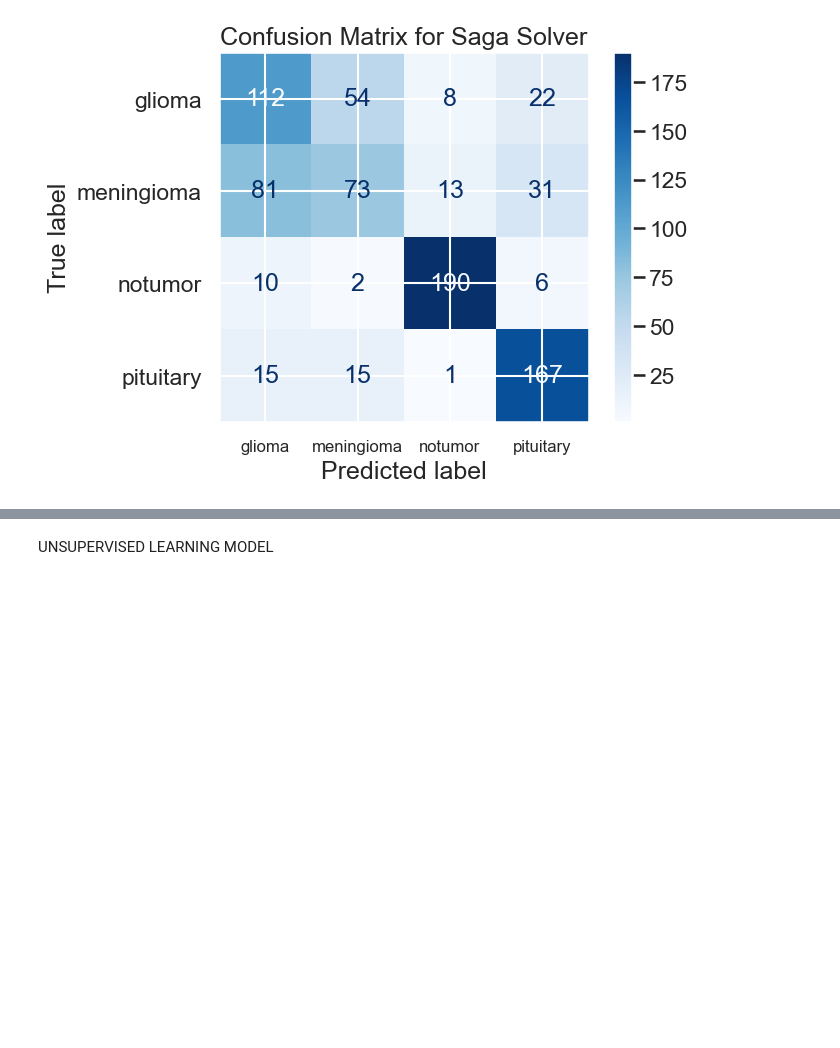
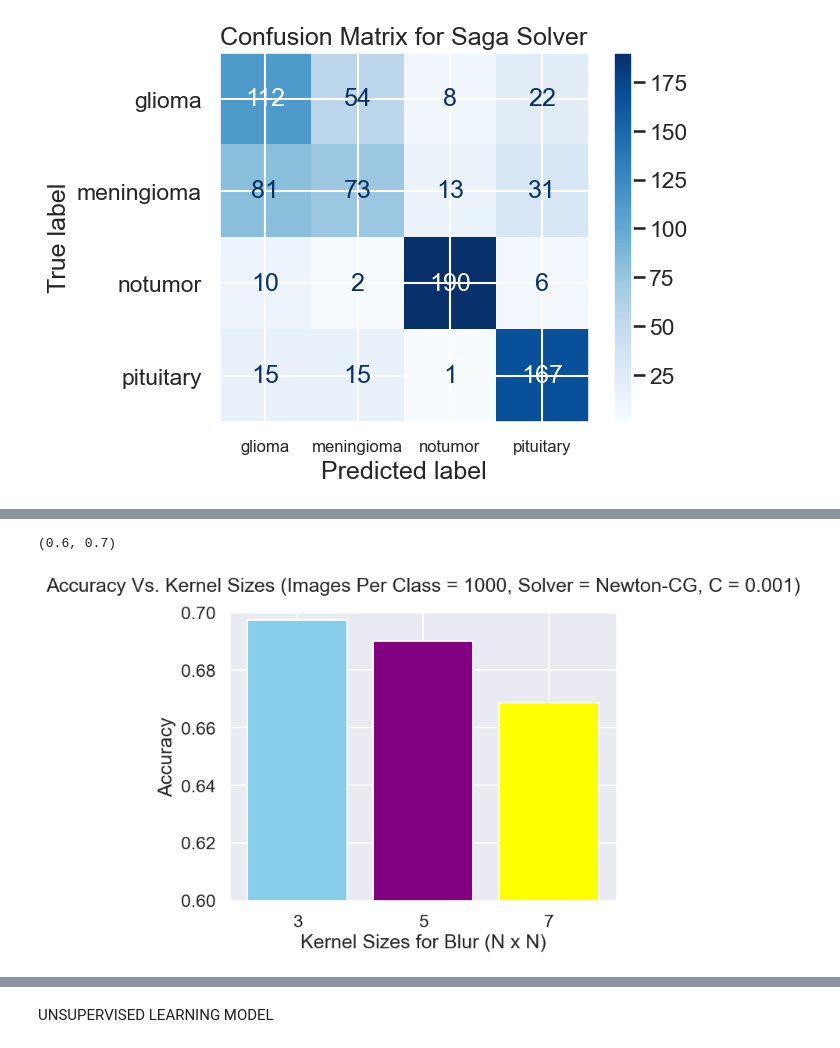
Before and after one commit to gilololol64/DataScienceProject, a Jupyter notebook: sample.ipynb, the cells around one changed output, grey strips where cells are left out. Drawn from its saved outputs; the diff is of its cells as text; code cells hidden in the pictures; blank space fills up the shorter version.

Commit message:
kernel tests

```diff
--- a/sample.ipynb
+++ b/sample.ipynb
@@ -167,13 +168,3 @@ best_c = grid_search.best_params_['C']
 print(f"Best C value: {best_c}")
 # %% [output]
 Best C value: 0.001
-# %%
-# Test out various solvers and compare results
-options = ('newton-cg', 'sag', 'saga')
-results = train_mlr_gather_results(options, test_var='s')
-results_string = str(results)
-
-with open('solver_test_results.txt', 'w') as file:
-     file.write(results_string)
-
-print(results_string)
@@ -195,0 +171,11 @@ saga: complete.
+# %%
+def test_hyperparams(options, test_var, output_file_name):
+    results = train_mlr_gather_results(options, test_var=test_var)
+    results_string = str(results)
+
+    with open(output_file_name, 'w') as file:
+        file.write(results_string)
+
+    print(results_string)
+
+    return results
@@ -228,3 +236,9 @@ plt.show()
 plt.show()
 # %% [output]
 [figure]
+# %%
+# Test out various kernel sizes for blur and compare results
+options = (3, 5, 7)
+output_file_name = 'kernel_test_results.txt'
+test_var = 'k'
+results = test_hyperparams(options, test_var, output_file_name)
@@ -230,0 +259,17 @@ plt.show()
+# %%
+categories = ("3", "5", "7")
+colors = ['red', 'green', 'blue']
+colors = ['skyblue', 'purple', 'yellow']
+accuracies = [value[0] for value in results.values()]
+precisions = [value[1] for value in results.values()]
+recalls = [value[2] for value in results.values()]
+f1_scores = [value[4] for value in results.values()]
+
+plt.bar(categories, accuracies, color=colors)
+plt.xlabel('Kernel Sizes for Blur (N x N)')
+plt.ylabel('Accuracy')
+plt.title('Accuracy Vs. Kernel Sizes (Images Per Class = 1000, Solver = Newton-CG, C = 0.001)', y=1.05)
+plt.ylim(0.6, 0.7)
+# %% [output]
+(0.6, 0.7)
+[figure, added]
```
Also changed, not shown: parts of 6 cells of this notebook, 1 other file.
